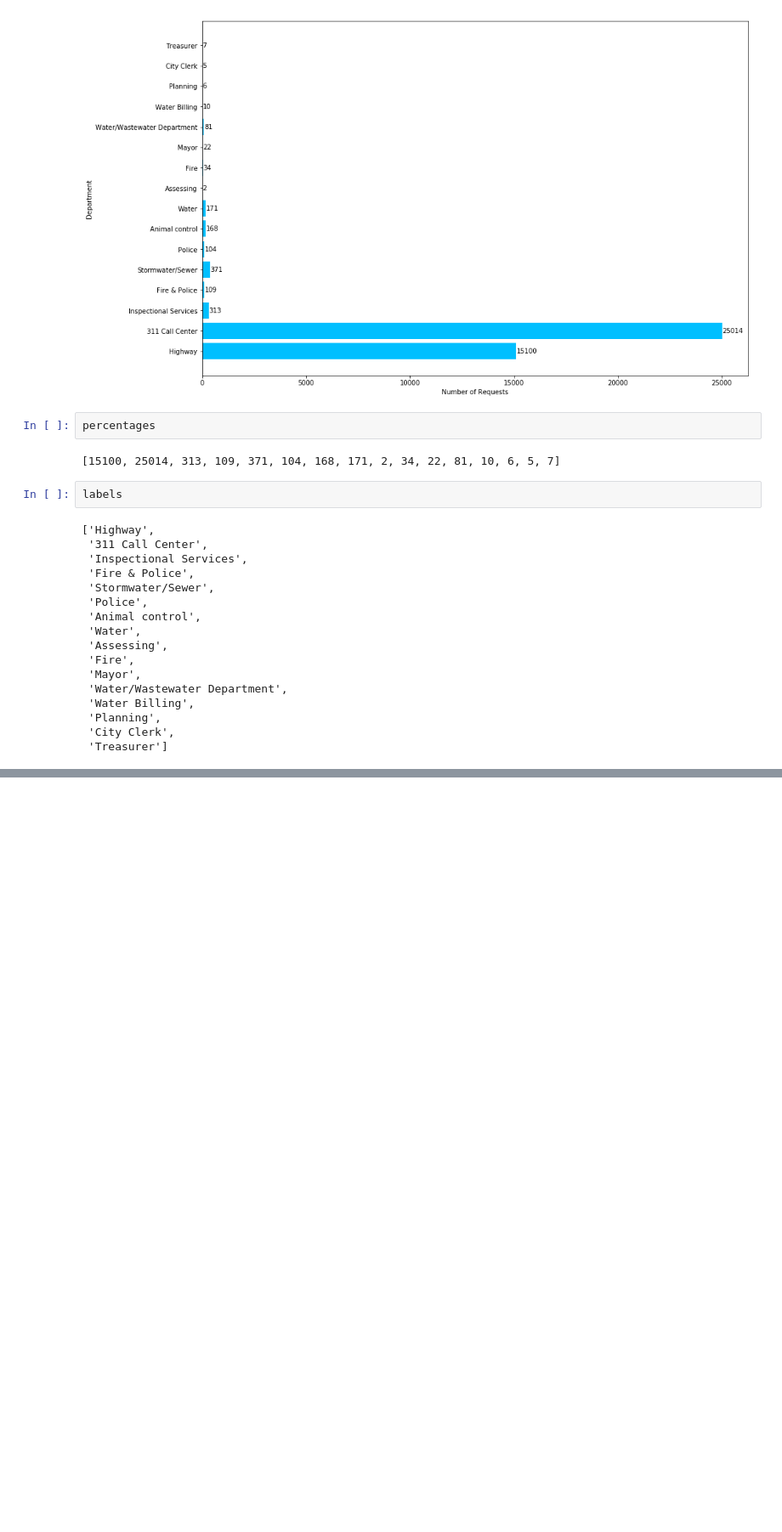
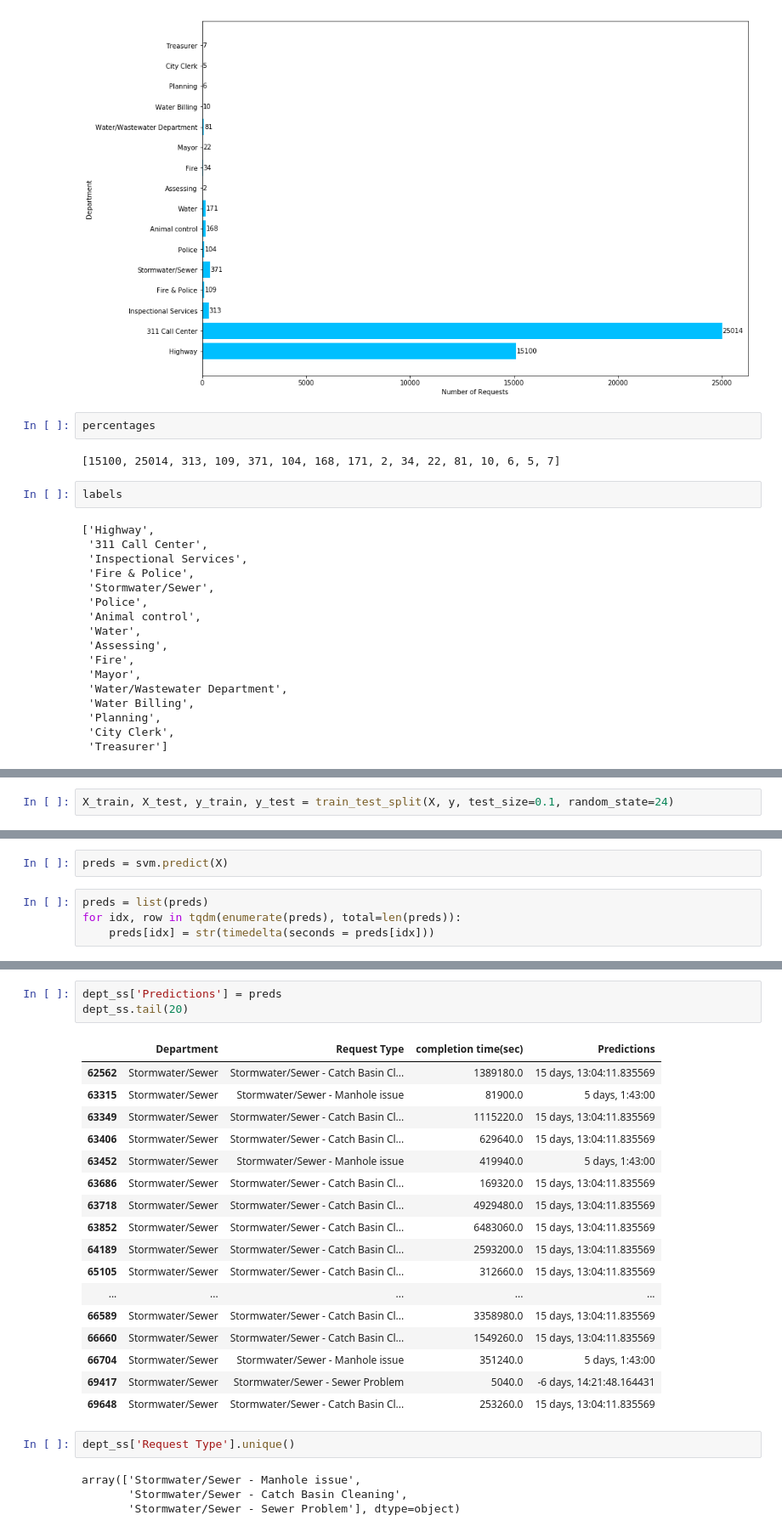
Before and after one commit to Ayush-Shirsat/Haverhill_request, a Jupyter notebook: src/data analysis.ipynb, the cells around one changed output, grey strips where cells are left out. Shown: that part at 85% size. Drawn from its saved outputs; the diff is of its cells as text; blank space fills up the shorter version.

```diff
--- a/src/data analysis.ipynb
+++ b/src/data analysis.ipynb
@@ -336,0 +746,2 @@ for i, dep in enumerate(dept):
+# %%
+X_train, X_test, y_train, y_test = train_test_split(X, y, test_size=0.1, random_state=24)
@@ -336,0 +767,6 @@ for i, dep in enumerate(dept):
+# %%
+preds = svm.predict(X)
+# %%
+preds = list(preds)
+for idx, row in tqdm(enumerate(preds), total=len(preds)):
+    preds[idx] = str(timedelta(seconds = preds[idx]))
@@ -336,0 +775,27 @@ for i, dep in enumerate(dept):
+# %%
+dept_ss['Predictions'] = preds
+dept_ss.tail(20)
+# %% [output]
+|  | Department | Request Type | completion time(sec) | Predictions |
+| 62562 | Stormwater/Sewer | Stormwater/Sewer - Catch Basin Cl... | 1389180.0 | 15 days, 13:04:11.835569 |
+| 63315 | Stormwater/Sewer | Stormwater/Sewer - Manhole issue | 81900.0 | 5 days, 1:43:00 |
+| 63349 | Stormwater/Sewer | Stormwater/Sewer - Catch Basin Cl... | 1115220.0 | 15 days, 13:04:11.835569 |
+| 63406 | Stormwater/Sewer | Stormwater/Sewer - Catch Basin Cl... | 629640.0 | 15 days, 13:04:11.835569 |
+| 63452 | Stormwater/Sewer | Stormwater/Sewer - Manhole issue | 419940.0 | 5 days, 1:43:00 |
+| 63686 | Stormwater/Sewer | Stormwater/Sewer - Catch Basin Cl... | 169320.0 | 15 days, 13:04:11.835569 |
+| 63718 | Stormwater/Sewer | Stormwater/Sewer - Catch Basin Cl... | 4929480.0 | 15 days, 13:04:11.835569 |
+| 63852 | Stormwater/Sewer | Stormwater/Sewer - Catch Basin Cl... | 6483060.0 | 15 days, 13:04:11.835569 |
+| 64189 | Stormwater/Sewer | Stormwater/Sewer - Catch Basin Cl... | 2593200.0 | 15 days, 13:04:11.835569 |
+| 65105 | Stormwater/Sewer | Stormwater/Sewer - Catch Basin Cl... | 312660.0 | 15 days, 13:04:11.835569 |
+| ... | ... | ... | ... | ... |
+| 66589 | Stormwater/Sewer | Stormwater/Sewer - Catch Basin Cl... | 3358980.0 | 15 days, 13:04:11.835569 |
+| 66660 | Stormwater/Sewer | Stormwater/Sewer - Catch Basin Cl... | 1549260.0 | 15 days, 13:04:11.835569 |
+| 66704 | Stormwater/Sewer | Stormwater/Sewer - Manhole issue | 351240.0 | 5 days, 1:43:00 |
+| 69417 | Stormwater/Sewer | Stormwater/Sewer - Sewer Problem | 5040.0 | -6 days, 14:21:48.164431 |
+| 69648 | Stormwater/Sewer | Stormwater/Sewer - Catch Basin Cl... | 253260.0 | 15 days, 13:04:11.835569 |
+# %%
+dept_ss['Request Type'].unique()
+# %% [output]
+array(['Stormwater/Sewer - Manhole issue',
+       'Stormwater/Sewer - Catch Basin Cleaning',
+       'Stormwater/Sewer - Sewer Problem'], dtype=object)
```
Also changed, not shown: parts of 135 cells of this notebook.
